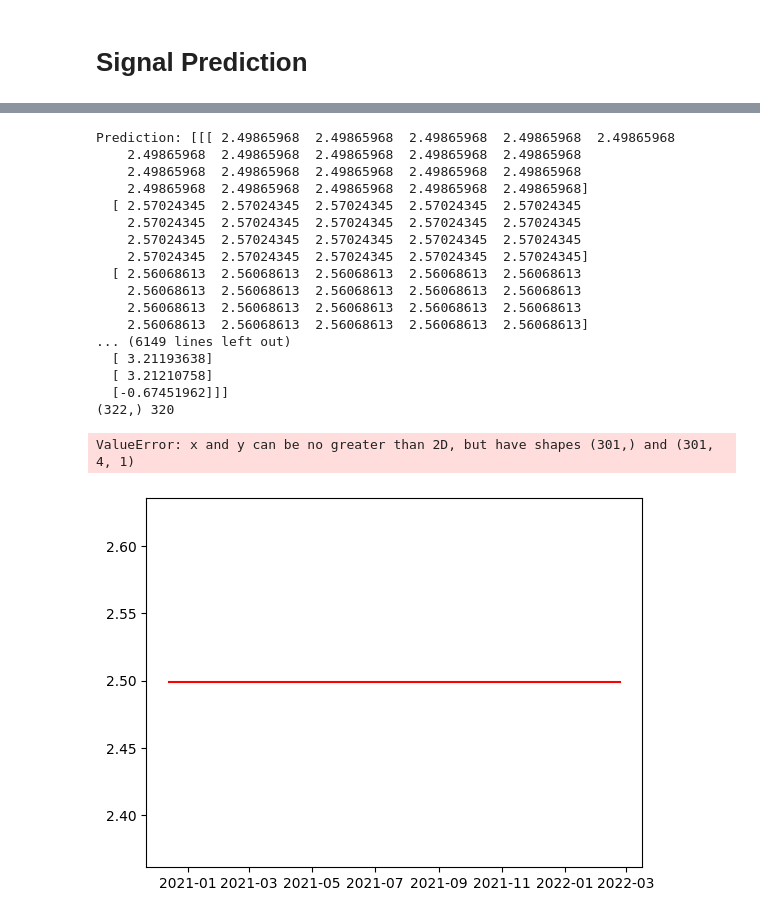
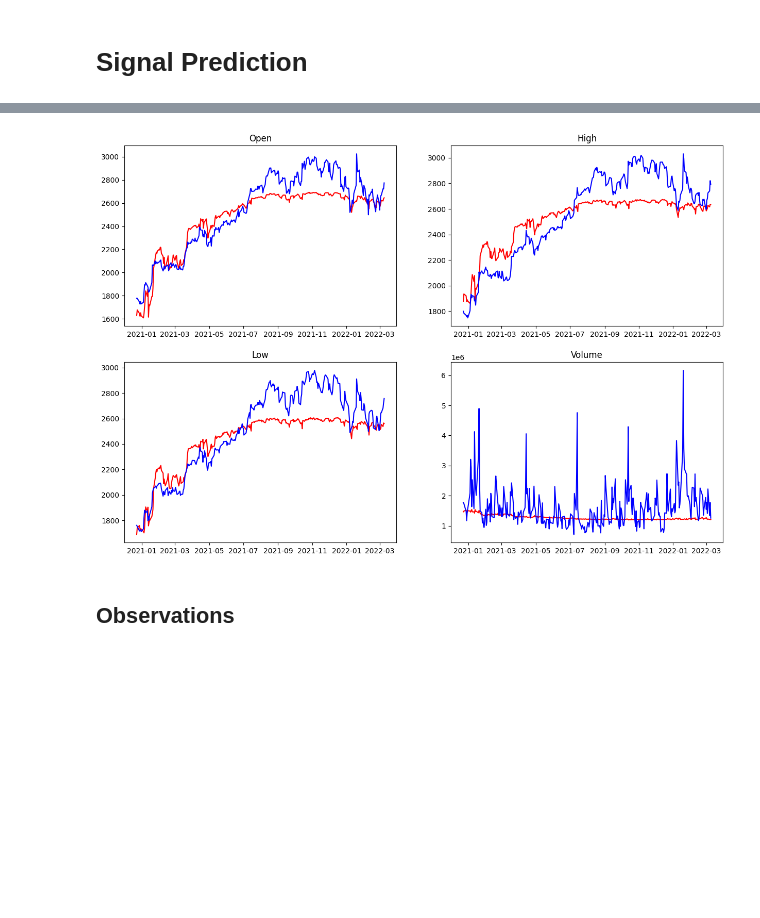
Before and after one commit to samarthsingla/rnn-from-scratch, a Jupyter notebook: main.ipynb, the cells around one changed output, grey strips where cells are left out. Saved outputs shown, nothing was run; the diff lists cells and outputs as text; code cells hidden in the pictures; blank space fills up the shorter version.

Commit message:
Bugfixes
Working and modelling trends

```diff
--- a/main.ipynb
+++ b/main.ipynb
@@ -298,14 +331,16 @@ dtype: float64
 # %% [markdown]
 ## Visualize
 # %%
-window = 20
-offset_from_end = 20
-x_vals = np.arange(len(data)-window-offset_from_end, len(data)-offset_from_end)
+window = 10
+visual_window = 20
+offset_from_end = 0
+x_vals = np.arange(len(data)-visual_window-offset_from_end, len(data)-offset_from_end)
 max_len = len(data)
+
 
 plt.plot(np.arange(len(data.Low))[x_vals], data.Low[x_vals], color='red')
 # plt.plot(np.arange(len(data.Close))[x_vals], data.Close[x_vals], color='blue')
-# plt.plot(np.arange(len(data.Open))[x_vals], data.Open[range], color='yellow')
+# plt.plot(np.arange(len(data.Open))[x_vals], data.Open[x_vals], color='yellow')
 plt.plot(np.arange(len(data.High))[x_vals], data.High[x_vals], color='green')
 
 #candlesticks
@@ -335,7 +370,10 @@ print(X.shape, Y.shape)
 # %%
-hidden_size = 16
+if not os.path.exists("models"):
+    os.mkdir("models")
+
+hidden_size = 32
 rnn = RNN(len(input_indices), hidden_size, len(target_indices), MeanSquared_1Day())
-rnn.load("models/2024-03-19 23:17:35")
-rnn.train(X, Y, 1e-3, 502, 32)
+# rnn.load("models/2024-03-19 23:39:20")
+rnn.train(X, Y, 0.001, 501, 32)
 # %% [output]
 Resuming Training from epoch 500
@@ -415,16 +385,10 @@ rnn.save("models")
 # %%
 #predict signal and plot predicted and actual signals
-
 #convert dates array to date objects
 startdate = datetime.datetime.strptime('2021-01-01', '%Y-%m-%d') - datetime.timedelta(days=window)
 indices = dates > startdate
-
 predict_dates = dates[indices].values
 predict_data = raw_data[indices]
-
-
-print(predict_dates.shape, predict_data.shape)
-
 predictions = {"date":[],"pred":[],"target":[] }
 for i in range(0, len(predict_dates)-window-1):
     x = predict_data[i:i+window, input_indices].T
@@ -433,17 +397,15 @@ for i in range(0, len(predict_dates)-window-1):
 
     #reshape x, y as 1 batch
     x = x.reshape(1, len(input_indices), window)
-    y_target = y_target.reshape(1, len(target_indices), 1)
 
     y_hat, h, layers = rnn.forward(x)
     y_pred = y_hat[0, :, window-1]
-    print(y_pred)
     #adjust for normalization
-    # y_pred = y_pred*std[target_indices].values + mean[target_indices].values
-    # y_target = y_target*std[target_indices].values + mean[target_indices].values
+    y_pred = y_pred*std[target_indices].values + mean[target_indices].values
+    y_target = y_target*std[target_indices].values + mean[target_indices].values
 
-    print(f"Predicted: {y_pred}, Actual: {y_target}")
-    print(predict_dates.shape, i+window)
+    # print(f"Predicted: {y_pred}, Actual: {y_target}")
+    # print(predict_dates.shape, i+window)
     predictions["date"].append(predict_dates[i+window])
     predictions["pred"].append(y_pred)
     predictions["target"].append(y_target)
@@ -451,9 +413,25 @@ for i in range(0, len(predict_dates)-window-1):
 predictions["pred"] = np.array(predictions["pred"])
 predictions["target"] = np.array(predictions["target"])
 
-#plot 1 of the predictions against target
+#now we plot all variables on 4 subfigures to see how they are predicted
+# add subplot titles
 x_vals = predict_dates[np.arange(len(predictions["date"]))]
-plt.plot(x_vals, predictions["pred"][:, 0], color='red')
-plt.plot(x_vals, predictions["target"][:, 0], color='blue')
+plt.figure(figsize=(15, 10))
+plt.subplot(2,2,1)
+plt.plot(x_vals, predictions["pred"][:,0], color='red')
+plt.plot(x_vals, predictions["target"][:,0], color='blue')
+plt.title(data.columns[target_indices[0]])
+plt.subplot(2,2,2)
+plt.plot(x_vals, predictions["pred"][:,1], color='red')
+plt.plot(x_vals, predictions["target"][:,1], color='blue')
+plt.title(data.columns[target_indices[1]])
+plt.subplot(2,2,3)
+plt.plot(x_vals, predictions["pred"][:,2], color='red')
+plt.plot(x_vals, predictions["target"][:,2], color='blue')
+plt.title(data.columns[target_indices[2]])
+plt.subplot(2,2,4)
+plt.plot(x_vals, predictions["pred"][:,3], color='red')
+plt.plot(x_vals, predictions["target"][:,3], color='blue')
+plt.title(data.columns[target_indices[3]])
 plt.show()
 # %% [output]
@@ -477,19 +438,3 @@ Prediction: [[[ 2.49865968  2.49865968  2.49865968  2.49865968  2.49865968
-Prediction: [[[ 2.49865968  2.49865968  2.49865968  2.49865968  2.49865968
-    2.49865968  2.49865968  2.49865968  2.49865968  2.49865968
-    2.49865968  2.49865968  2.49865968  2.49865968  2.49865968
-    2.49865968  2.49865968  2.49865968  2.49865968  2.49865968]
-  [ 2.57024345  2.57024345  2.57024345  2.57024345  2.57024345
-    2.57024345  2.57024345  2.57024345  2.57024345  2.57024345
-    2.57024345  2.57024345  2.57024345  2.57024345  2.57024345
-    2.57024345  2.57024345  2.57024345  2.57024345  2.57024345]
-  [ 2.56068613  2.56068613  2.56068613  2.56068613  2.56068613
-    2.56068613  2.56068613  2.56068613  2.56068613  2.56068613
-    2.56068613  2.56068613  2.56068613  2.56068613  2.56068613
-    2.56068613  2.56068613  2.56068613  2.56068613  2.56068613]
-... (6149 lines left out)
-  [ 3.21193638]
-  [ 3.21210758]
-  [-0.67451962]]]
-(322,) 320
-ValueError: x and y can be no greater than 2D, but have shapes (301,) and (301, 4, 1)
-[figure, old version]
+[figure, new version]
+# %% [markdown]
+## Observations
```
Also changed, not shown: parts of 16 cells of this notebook, 19 other files.
